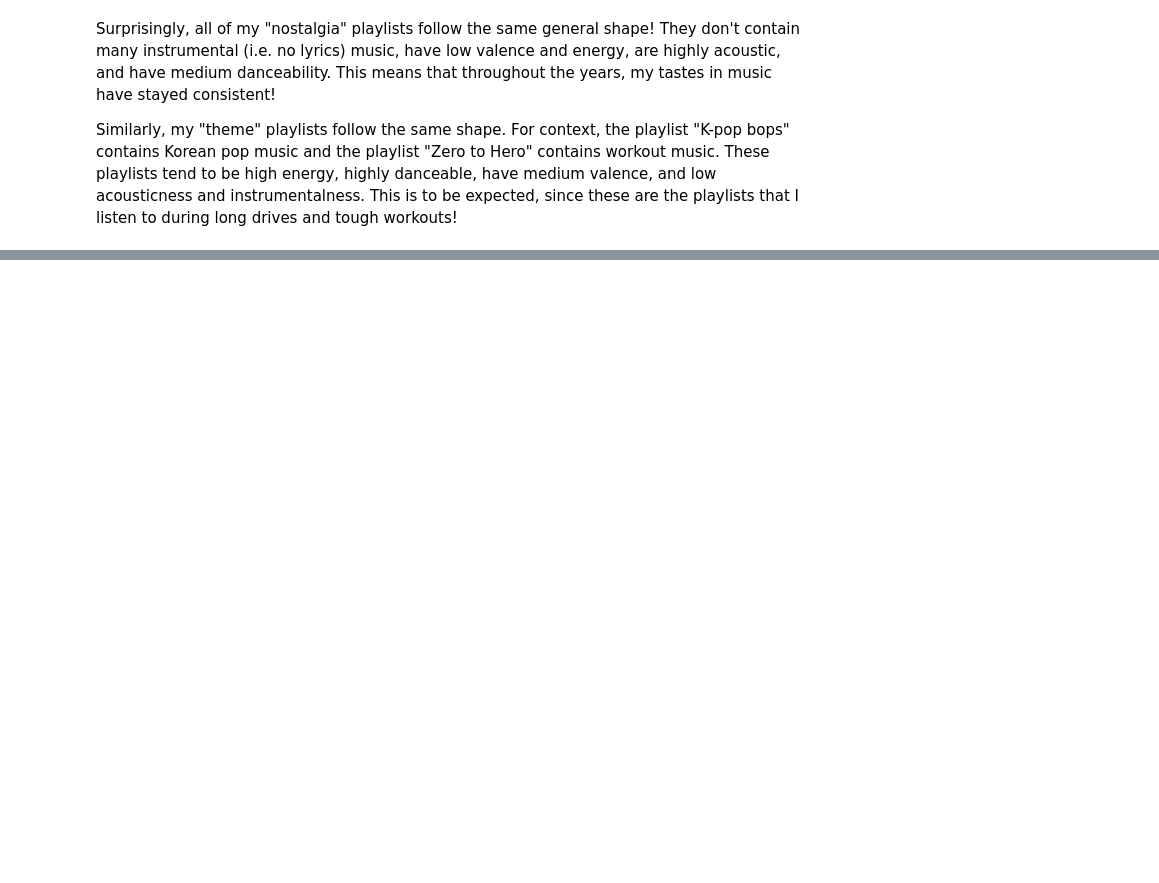
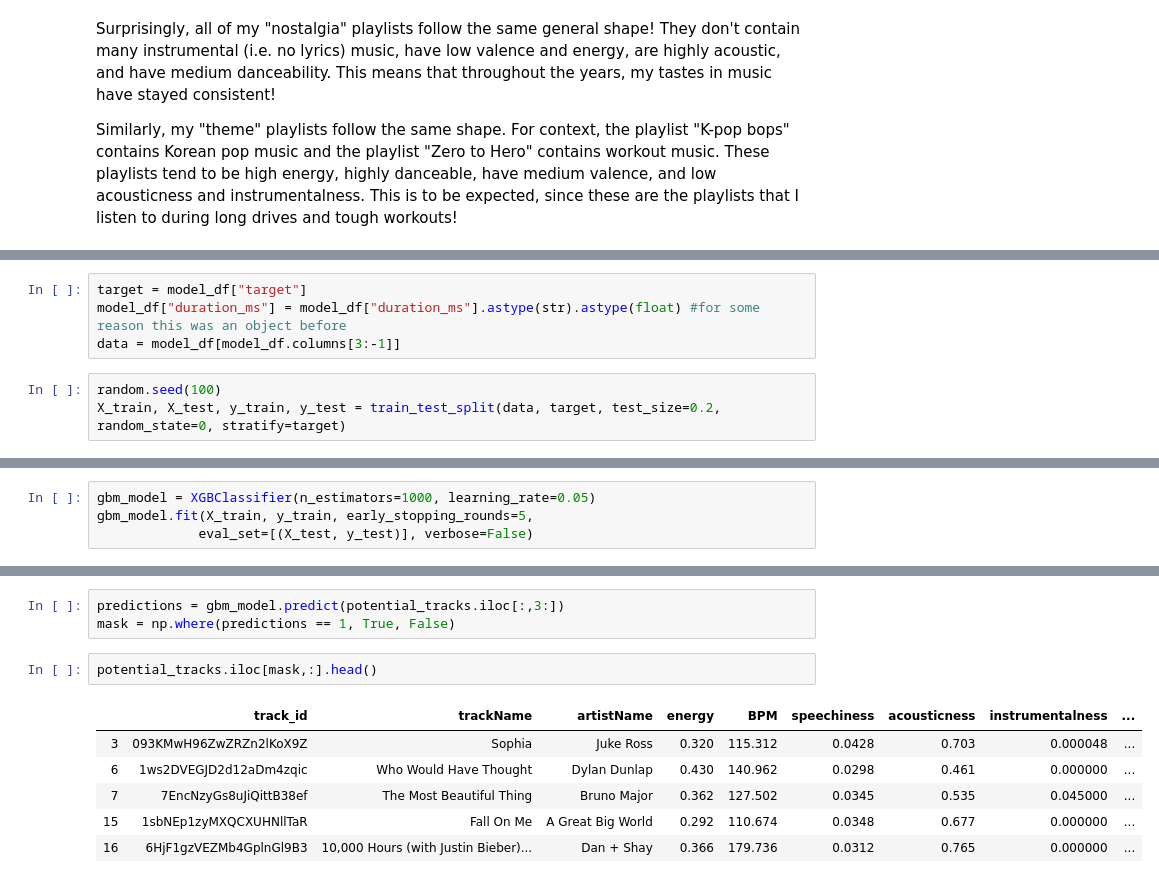
Before and after one commit to zihanye96/Spotify-Visualization, a Jupyter notebook: notebook.ipynb, the cells around one changed output, grey strips where cells are left out. Cells and saved outputs as stored; diff of their text form; blank space fills up the shorter version.

```diff
--- a/notebook.ipynb
+++ b/notebook.ipynb
@@ -514,0 +635,7 @@ WIP. Will update once model performance is optimized.
+# %%
+target = model_df["target"]
+model_df["duration_ms"] = model_df["duration_ms"].astype(str).astype(float) #for some reason this was an object before
+data = model_df[model_df.columns[3:-1]]
+# %%
+random.seed(100)
+X_train, X_test, y_train, y_test = train_test_split(data, target, test_size=0.2, random_state=0, stratify=target)
@@ -514,0 +644,4 @@ WIP. Will update once model performance is optimized.
+# %%
+gbm_model = XGBClassifier(n_estimators=1000, learning_rate=0.05)
+gbm_model.fit(X_train, y_train, early_stopping_rounds=5,
+             eval_set=[(X_test, y_test)], verbose=False)
@@ -514,0 +692,12 @@ WIP. Will update once model performance is optimized.
+# %%
+predictions = gbm_model.predict(potential_tracks.iloc[:,3:])
+mask = np.where(predictions == 1, True, False)
+# %%
+potential_tracks.iloc[mask,:].head()
+# %% [output]
+|  | track_id | trackName | artistName | energy | BPM | speechiness | acousticness | instrumentalness | ... |
+| 3 | 093KMwH96ZwZRZn2lKoX9Z | Sophia | Juke Ross | 0.320 | 115.312 | 0.0428 | 0.703 | 0.000048 | ... |
+| 6 | 1ws2DVEGJD2d12aDm4zqic | Who Would Have Thought | Dylan Dunlap | 0.430 | 140.962 | 0.0298 | 0.461 | 0.000000 | ... |
+| 7 | 7EncNzyGs8uJiQittB38ef | The Most Beautiful Thing | Bruno Major | 0.362 | 127.502 | 0.0345 | 0.535 | 0.045000 | ... |
+| 15 | 1sbNEp1zyMXQCXUHNllTaR | Fall On Me | A Great Big World | 0.292 | 110.674 | 0.0348 | 0.677 | 0.000000 | ... |
+| 16 | 6HjF1gzVEZMb4GplnGl9B3 | 10,000 Hours (with Justin Bieber)... | Dan + Shay | 0.366 | 179.736 | 0.0312 | 0.765 | 0.000000 | ... |
```
Also changed, not shown: parts of 32 cells of this notebook, 1 other file.
